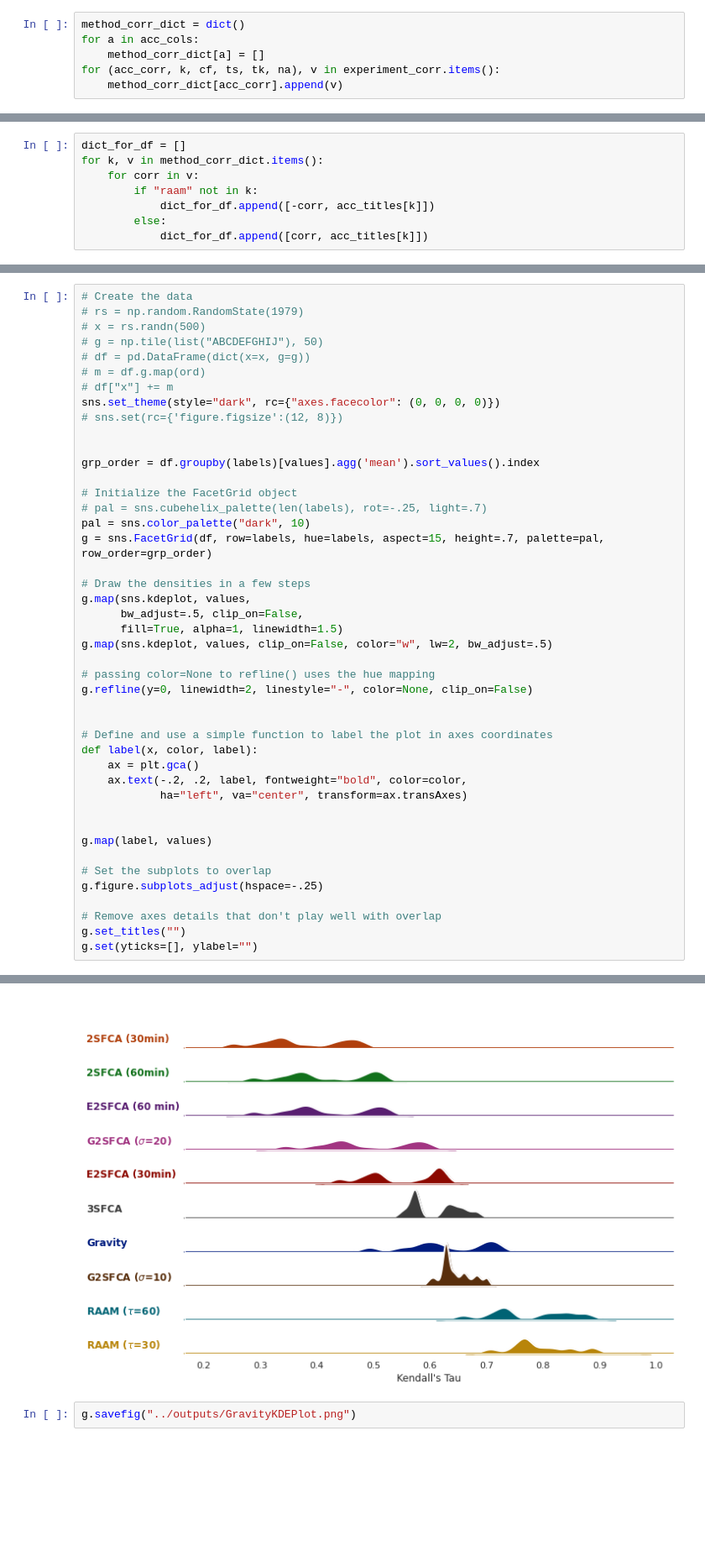
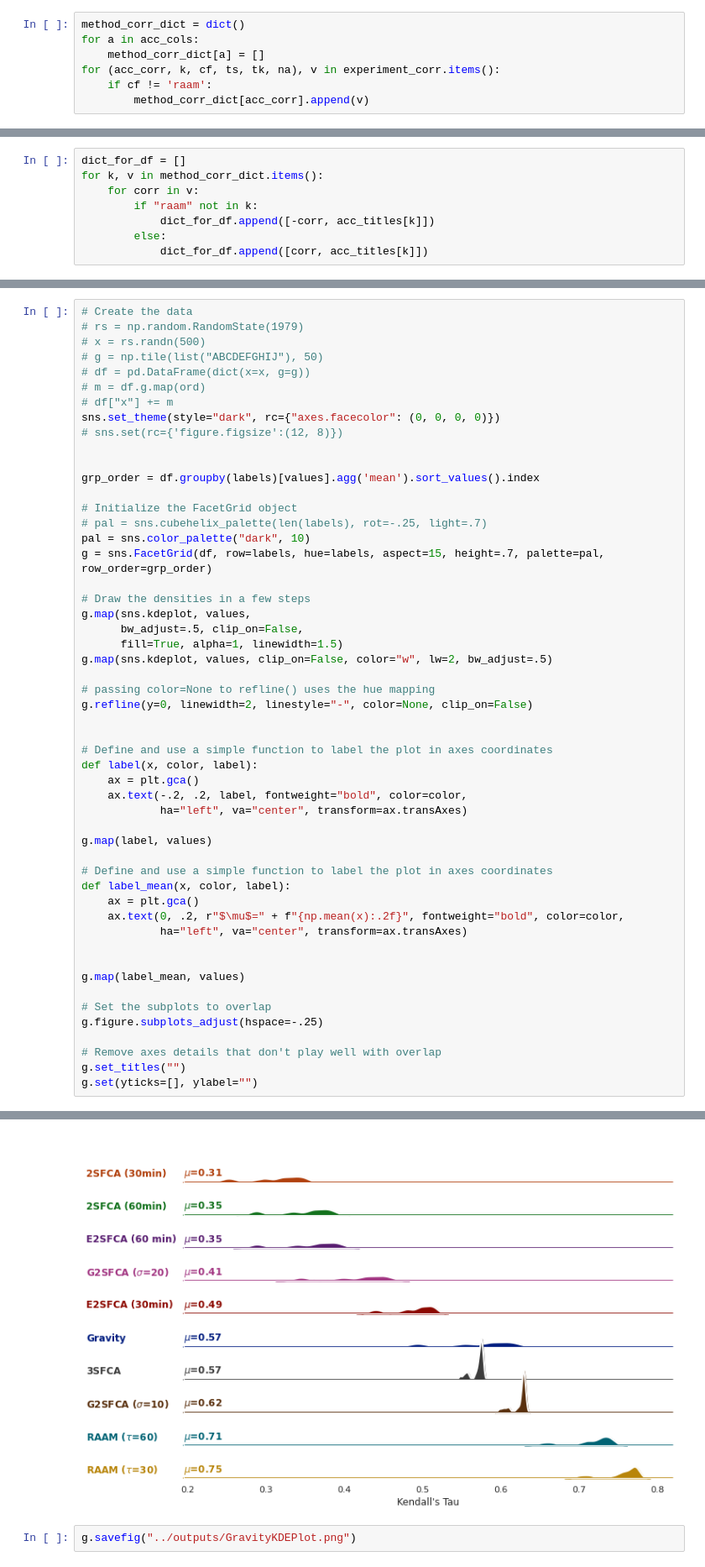
Before and after one commit to cybergis/AgentAccess, a Jupyter notebook: notebooks/KDEPlot.ipynb, the cells around one changed output, grey strips where cells are left out. Shown at 84% size. Cells and saved outputs as stored; diff of their text form; blank space fills up the shorter version.

Commit message:
working on images and model

```diff
--- a/notebooks/KDEPlot.ipynb
+++ b/notebooks/KDEPlot.ipynb
@@ -123,7 +123,8 @@ method_corr_dict = dict()
 for a in acc_cols:
     method_corr_dict[a] = []
 for (acc_corr, k, cf, ts, tk, na), v in experiment_corr.items():
-    method_corr_dict[acc_corr].append(v)
+    if cf != 'raam':
+        method_corr_dict[acc_corr].append(v)
 # %%
 method_corr_dict
 # %% [output]
@@ -186,34 +187,42 @@ grp_order = df.groupby(labels)[values].agg('mean').sort_values().index
 # pal = sns.cubehelix_palette(len(labels), rot=-.25, light=.7)
 pal = sns.color_palette("dark", 10)
 g = sns.FacetGrid(df, row=labels, hue=labels, aspect=15, height=.7, palette=pal, row_order=grp_order)
 
 # Draw the densities in a few steps
 g.map(sns.kdeplot, values,
       bw_adjust=.5, clip_on=False,
       fill=True, alpha=1, linewidth=1.5)
 g.map(sns.kdeplot, values, clip_on=False, color="w", lw=2, bw_adjust=.5)
 
 # passing color=None to refline() uses the hue mapping
 g.refline(y=0, linewidth=2, linestyle="-", color=None, clip_on=False)
 
 
 # Define and use a simple function to label the plot in axes coordinates
 def label(x, color, label):
     ax = plt.gca()
     ax.text(-.2, .2, label, fontweight="bold", color=color,
             ha="left", va="center", transform=ax.transAxes)
 
+g.map(label, values)
 
-g.map(label, values)
+# Define and use a simple function to label the plot in axes coordinates
+def label_mean(x, color, label):
+    ax = plt.gca()
+    ax.text(0, .2, r"$\mu$=" + f"{np.mean(x):.2f}", fontweight="bold", color=color,
+            ha="left", va="center", transform=ax.transAxes)
+
+
+g.map(label_mean, values)
 
 # Set the subplots to overlap
 g.figure.subplots_adjust(hspace=-.25)
 
 # Remove axes details that don't play well with overlap
 g.set_titles("")
 g.set(yticks=[], ylabel="")
 # %% [output]
 <seaborn.axisgrid.FacetGrid at 0x...>
-[figure, old version]
+[figure, new version]
 # %%
 g.savefig("../outputs/GravityKDEPlot.png")
```
Also changed, not shown: parts of 2 cells of this notebook, 2 other files.
